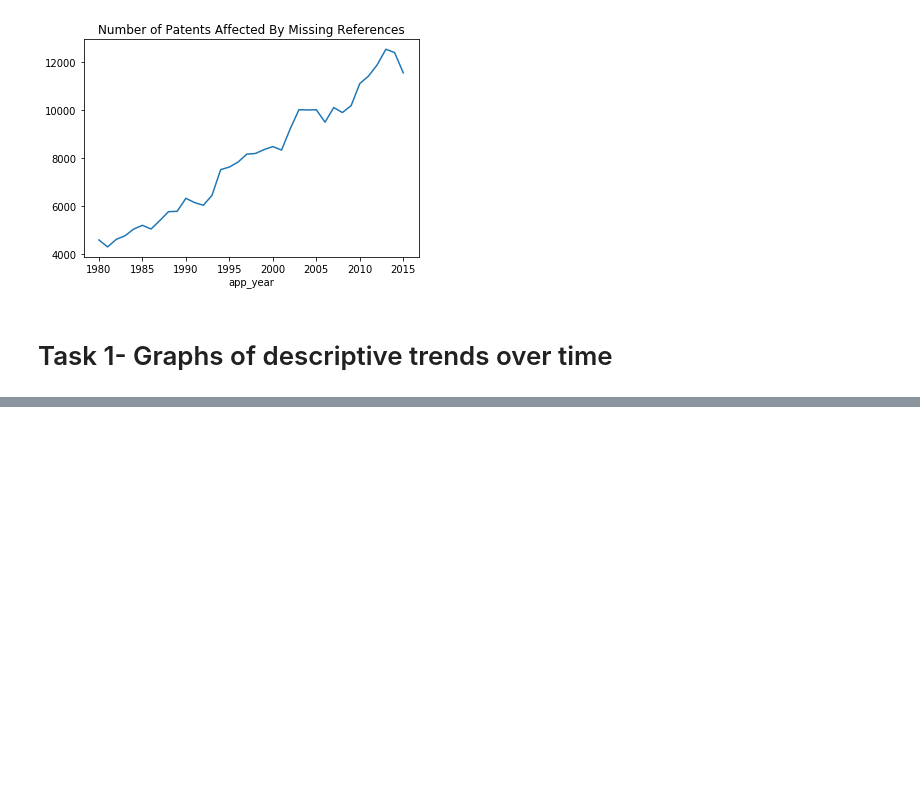
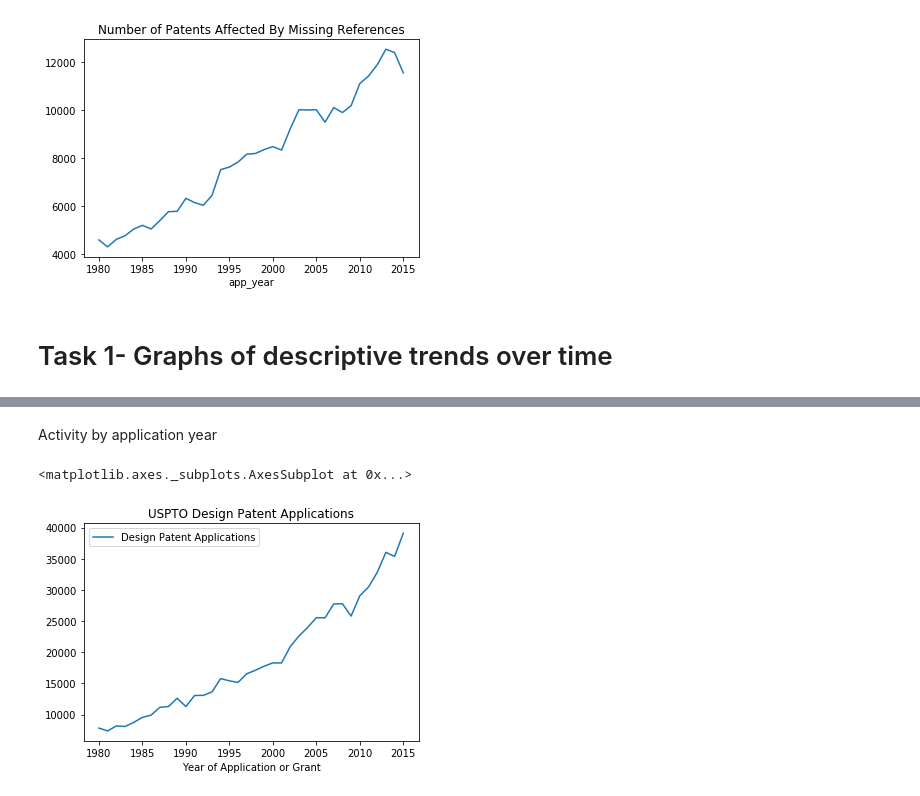
Before and after one commit to TieraLee/patents, a Jupyter notebook: Step 2 - Descriptive Statistics .ipynb, the cells around one changed output, grey strips where cells are left out. Saved outputs shown, nothing was run; the diff lists cells and outputs as text; code cells hidden in the pictures; blank space fills up the shorter version.

Commit message:
plot patent office activity

```diff
--- a/Step 2 - Descriptive Statistics .ipynb
+++ b/Step 2 - Descriptive Statistics .ipynb
@@ -54,0 +55,3 @@ master.groupby('grant_year')['patent_number'].count().plot(title="USPTO Design P
+# %%
+yearly_count = pd.read_csv('officalpatstats.csv', usecols=['Year of Application or Grant', 'Utility Patent Applications, All Origin Total','Design Patent Applications','Utility Patent Grants, All Origin Total','Design Patent Grants'])
+yearly_count.head()
@@ -54,0 +65,5 @@ master.groupby('grant_year')['patent_number'].count().plot(title="USPTO Design P
+# %%
+yearly_count['Design to Utility Ratio Applications']=(yearly_count['Design Patent Applications']/yearly_count['Utility Patent Applications, All Origin Total'])*100
+yearly_count['Design to Utility Ratio Grants']=(yearly_count['Design Patent Grants']/yearly_count['Utility Patent Grants, All Origin Total'])*100
+yearly_count.drop(yearly_count.index[36:], inplace=True)
+yearly_count.tail()
@@ -54,0 +77,7 @@ master.groupby('grant_year')['patent_number'].count().plot(title="USPTO Design P
+# %% [markdown]
+Activity by application year
+# %%
+yearly_count.plot(x='Year of Application or Grant', y='Design Patent Applications',title='USPTO Design Patent Applications')
+# %% [output]
+<matplotlib.axes._subplots.AxesSubplot at 0x...>
+[figure, added]
```
Also changed, not shown: parts of 14 cells of this notebook, 2 other files.
